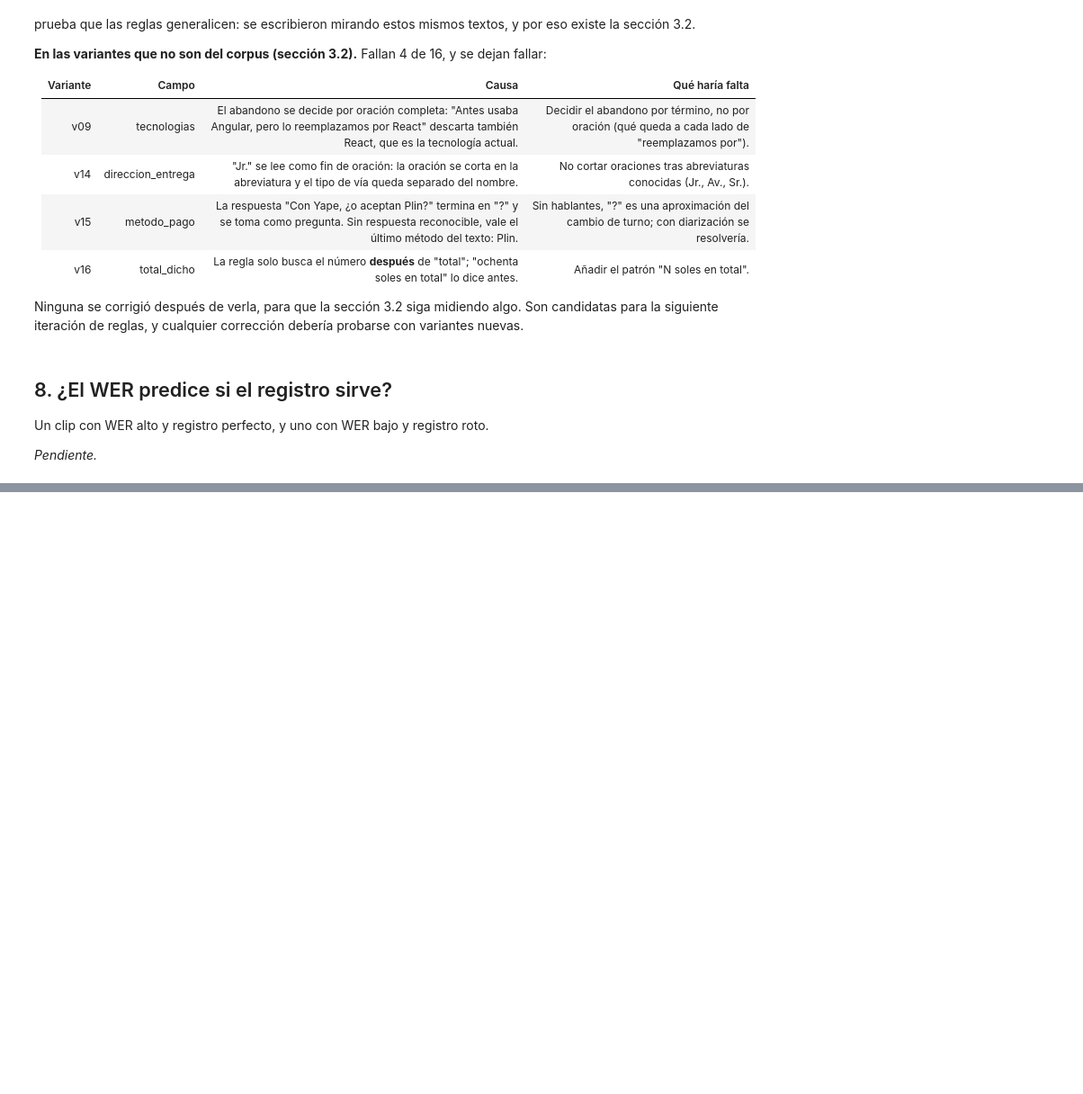
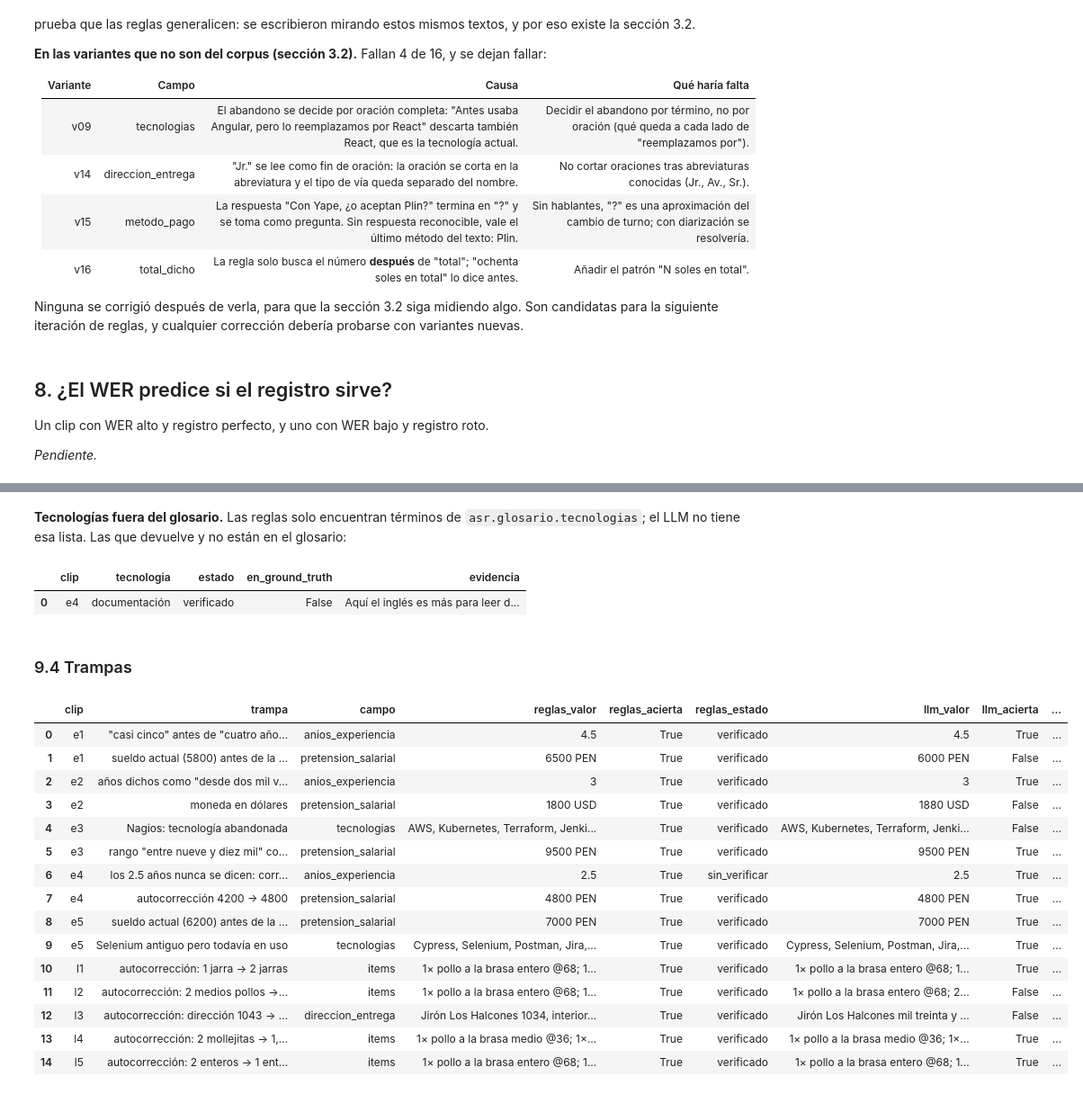
Before and after one commit to mmlis02/HW_05_202602, a Jupyter notebook: notebooks/03_extraccion.ipynb, the cells around one changed output, grey strips where cells are left out. Shown at 90% size. Saved outputs shown, nothing was run; the diff lists cells and outputs as text; code cells hidden in the pictures; blank space fills up the shorter version.

```diff
--- a/notebooks/03_extraccion.ipynb
+++ b/notebooks/03_extraccion.ipynb
@@ -680,0 +708,26 @@ JSON estructurado con el prompt de `config.yaml`. Cada valor viene con su eviden
+# %%
+casos_piloto = ([(i, esq, campo, texto, esp) for i, esq, campo, texto, esp in variantes]
+                + [(i, esq, campo, texto, esp) for i, _formato, esq, campo, texto, esp in variantes_formato])
+filas = []
+for modelo in LLM["candidatos"]:
+    for i, esq, campo, texto, esp in casos_piloto:
+        medida, ex = llamar(texto, esq, modelo), extraccion_llm.extraer(texto, esq, modelo)
+        estados = verificar(ex, texto)
+        filas.append({"modelo": modelo, "id": i, "campo": campo, "acierta": coincide(tipos[campo], ex[campo]["valor"], esp),
+                      "json_invalido": any("JSONDecodeError" in str(d.get("error")) for d in ex.values()),
+                      "tecnologias": len(ex["tecnologias"]["valor"] or []) if esq == "entrevista" else 0,
+                      "inventadas": sum(e == SIN_VERIFICAR for e in estados["tecnologias"]) if esq == "entrevista" else 0,
+                      "tiempo_s": medida["tiempo_s"], "memoria_mb": medida["memoria_mb"]})
+piloto = pd.DataFrame(filas)
+ronda1 = pd.read_csv(rutas["llm_piloto_ronda1"])
+ronda1_tec = pd.read_csv(rutas["llm_piloto_ronda1_tecnologias"])
+r2 = piloto.groupby("modelo")
+pd.DataFrame({
+    "ronda1_aciertos": ronda1.groupby("modelo")["ok"].sum().astype(str) + "/" + ronda1.groupby("modelo").size().astype(str),
+    "ronda1_json_invalido": ronda1_tec.groupby("modelo")["error"].count(),
+    "ronda1_inventadas": ronda1_tec.groupby("modelo")["inventadas"].sum().astype(str) + " de " + ronda1_tec.groupby("modelo")["devueltas"].sum().astype(str),
+    "ronda2_aciertos": r2["acierta"].sum().astype(str) + "/" + r2.size().astype(str),
+    "ronda2_json_invalido": r2["json_invalido"].sum(),
+    "ronda2_inventadas": r2["inventadas"].sum().astype(str) + " de " + r2["tecnologias"].sum().astype(str),
+    "tiempo_medio_s": r2["tiempo_s"].mean().round(1), "memoria_mb": r2["memoria_mb"].max(),
+}).reindex(LLM["candidatos"])
@@ -680,0 +774,9 @@ JSON estructurado con el prompt de `config.yaml`. Cada valor viene con su eviden
+# %%
+extraidos_llm = {clip: extraccion_llm.extraer(texto, ESQUEMA[clip[0]]) for clip, texto in transcripciones.items()}
+medidas_llm = {clip: llamar(texto, ESQUEMA[clip[0]]) for clip, texto in transcripciones.items()}
+registro_reglas = comparacion.registro(extraidos, transcripciones)
+registro_llm = comparacion.registro(extraidos_llm, transcripciones)
+print(f"Reglas: {registro_reglas.acierta.sum()} de {len(registro_reglas)} · LLM: {registro_llm.acierta.sum()} de {len(registro_llm)} · "
+      f"campos con error: {registro_llm.error.notna().sum()}")
+registro_llm.pivot(index="campo", columns="clip", values="acierta").reindex(
+    [*cfg["esquemas"]["entrevista"]["campos"], *cfg["esquemas"]["pedido"]["campos"]])
@@ -869,0 +1099,29 @@ Comparación en los mismos clips.
+# %% [markdown]
+**Tecnologías fuera del glosario.** Las reglas solo encuentran términos de `asr.glosario.tecnologias`; el LLM no tiene esa lista. Las que devuelve y no están en el glosario:
+# %%
+comparacion.fuera_del_glosario(extraidos_llm, transcripciones)
+# %% [output]
+|  | clip | tecnologia | estado | en_ground_truth | evidencia |
+| 0 | e4 | documentación | verificado | False | Aquí el inglés es más para leer d... |
+# %% [markdown]
+### 9.4 Trampas
+# %%
+tabla_trampas = comparacion.trampas({"reglas": registro_reglas, "llm": registro_llm})
+tabla_trampas.assign(reglas_valor=tabla_trampas.reglas_valor.map(mostrar), llm_valor=tabla_trampas.llm_valor.map(mostrar))
+# %% [output]
+|  | clip | trampa | campo | reglas_valor | reglas_acierta | reglas_estado | llm_valor | llm_acierta | ... |
+| 0 | e1 | "casi cinco" antes de "cuatro año... | anios_experiencia | 4.5 | True | verificado | 4.5 | True | ... |
+| 1 | e1 | sueldo actual (5800) antes de la ... | pretension_salarial | 6500 PEN | True | verificado | 6000 PEN | False | ... |
+| 2 | e2 | años dichos como "desde dos mil v... | anios_experiencia | 3 | True | verificado | 3 | True | ... |
+| 3 | e2 | moneda en dólares | pretension_salarial | 1800 USD | True | verificado | 1880 USD | False | ... |
+| 4 | e3 | Nagios: tecnología abandonada | tecnologias | AWS, Kubernetes, Terraform, Jenki... | True | verificado | AWS, Kubernetes, Terraform, Jenki... | False | ... |
+| 5 | e3 | rango "entre nueve y diez mil" co... | pretension_salarial | 9500 PEN | True | verificado | 9500 PEN | True | ... |
+| 6 | e4 | los 2.5 años nunca se dicen: corr... | anios_experiencia | 2.5 | True | sin_verificar | 2.5 | True | ... |
+| 7 | e4 | autocorrección 4200 → 4800 | pretension_salarial | 4800 PEN | True | verificado | 4800 PEN | True | ... |
+| 8 | e5 | sueldo actual (6200) antes de la ... | pretension_salarial | 7000 PEN | True | verificado | 7000 PEN | True | ... |
+| 9 | e5 | Selenium antiguo pero todavía en uso | tecnologias | Cypress, Selenium, Postman, Jira,... | True | verificado | Cypress, Selenium, Postman, Jira,... | True | ... |
+| 10 | l1 | autocorrección: 1 jarra → 2 jarras | items | 1× pollo a la brasa entero @68; 1... | True | verificado | 1× pollo a la brasa entero @68; 1... | True | ... |
+| 11 | l2 | autocorrección: 2 medios pollos →... | items | 1× pollo a la brasa entero @68; 1... | True | verificado | 1× pollo a la brasa entero @68; 2... | False | ... |
+| 12 | l3 | autocorrección: dirección 1043 → ... | direccion_entrega | Jirón Los Halcones 1034, interior... | True | verificado | Jirón Los Halcones mil treinta y ... | False | ... |
+| 13 | l4 | autocorrección: 2 mollejitas → 1,... | items | 1× pollo a la brasa medio @36; 1×... | True | verificado | 1× pollo a la brasa medio @36; 1×... | True | ... |
+| 14 | l5 | autocorrección: 2 enteros → 1 ent... | items | 1× pollo a la brasa entero @68; 1... | True | verificado | 1× pollo a la brasa entero @68; 1... | True | ... |
```
Also changed, not shown: parts of 22 cells of this notebook.
